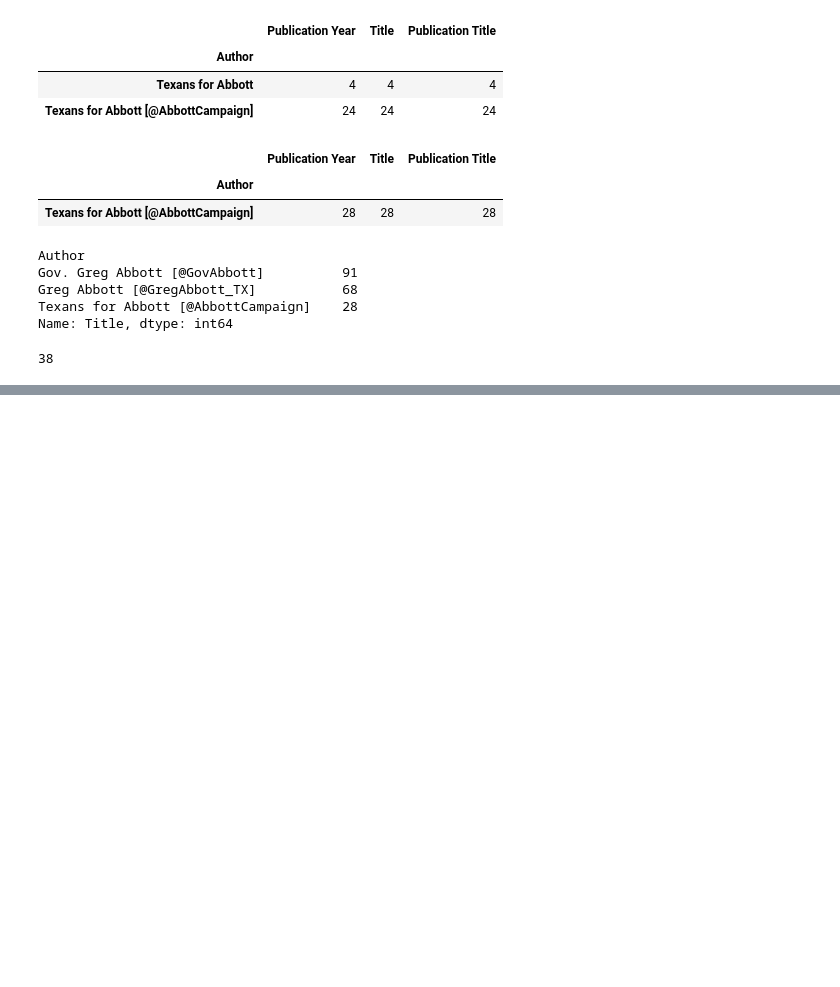
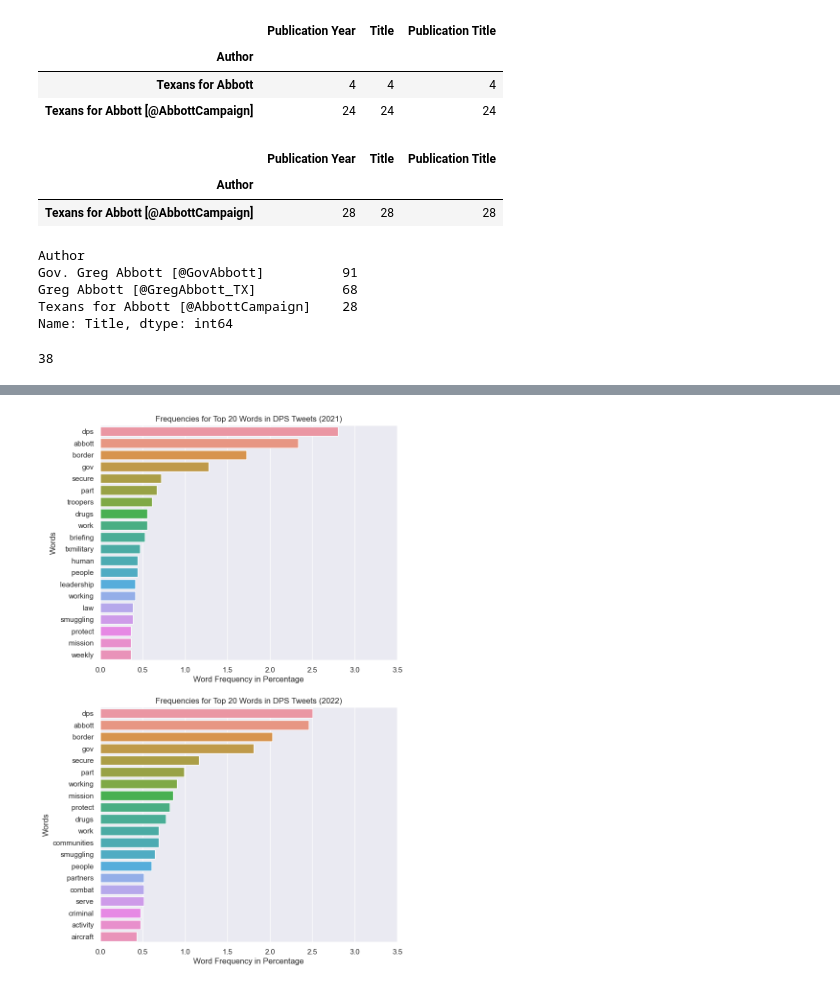
Before and after one commit to djryn/OLS_resesarch, a Jupyter notebook: Tweet_analysis.ipynb, the cells around one changed output, grey strips where cells are left out. Saved outputs shown, nothing was run; the diff lists cells and outputs as text; code cells hidden in the pictures; blank space fills up the shorter version.

```diff
--- a/Tweet_analysis.ipynb
+++ b/Tweet_analysis.ipynb
@@ -226,0 +248,2 @@ plt.show()
+# %%
+dps_tweets = pd.read_csv('archive/Twitter/TxDPS-tweets.csv', usecols=['Publication Year', 'Author', 'Title', 'Publication Title'])
@@ -226,0 +259,7 @@ plt.show()
+# %%
+years = [2021, 2022, 2023]
+dps_dict = {}
+
+for year in years:
+    dps_year = " ".join(dps_tweets[dps_tweets['Publication Year'] == year]['Title'])
+    dps_dict[year] = dps_year.lower()
@@ -226,0 +336,37 @@ plt.show()
+# %%
+dps_words_2021 = [(k ,(v/total_words[0])*100) for k, v in dps_freqs[2021].most_common(20)]
+dps_words_2022 = [(k ,(v/total_words[1])*100) for k, v in dps_freqs[2022].most_common(20)]
+dps_words_2023 = [(k ,(v/total_words[2])*100) for k, v in dps_freqs[2023].most_common(20)]
+
+
+# Create a bar plot of the most common words
+fig, axes = plt.subplots(2,1,figsize=(8,14))
+sns.set(style="darkgrid")
+sns.barplot(ax = axes[0],
+            x=[w[1] for w in dps_words_2021],
+            y=[w[0] for w in dps_words_2021])
+axes[0].set(xlabel='Word Frequency in Percentage',
+            ylabel='Words',
+            title='Frequencies for Top 20 Words in DPS Tweets (2021)')
+axes[0].set_xlim(0,3.5)
+
+sns.barplot(ax = axes[1],
+            x=[w[1] for w in dps_words_2022],
+            y=[w[0] for w in dps_words_2022])
+axes[1].set(xlabel='Word Frequency in Percentage',
+            ylabel='Words',
+            title='Frequencies for Top 20 Words in DPS Tweets (2022)')
+axes[1].set_xlim(0,3.5)
+
+# sns.barplot(ax = axes[2],
+#             x=[w[1] for w in dps_words_2023],
+#             y=[w[0] for w in dps_words_2023])
+# axes[2].set(xlabel='Word Frequency in Percentage',
+#             ylabel='Words',
+#             title='Frequencies for Top 30 Words in DPS Tweets (2023)')
+# axes[2].set_xlim(0,4)
+
+plt.savefig('images/Tweets/DPS_freqs_years.png', bbox_inches='tight')
+plt.show()
+# %% [output]
+[figure, added]
```
Also changed, not shown: parts of 22 cells of this notebook, 11 other files.
